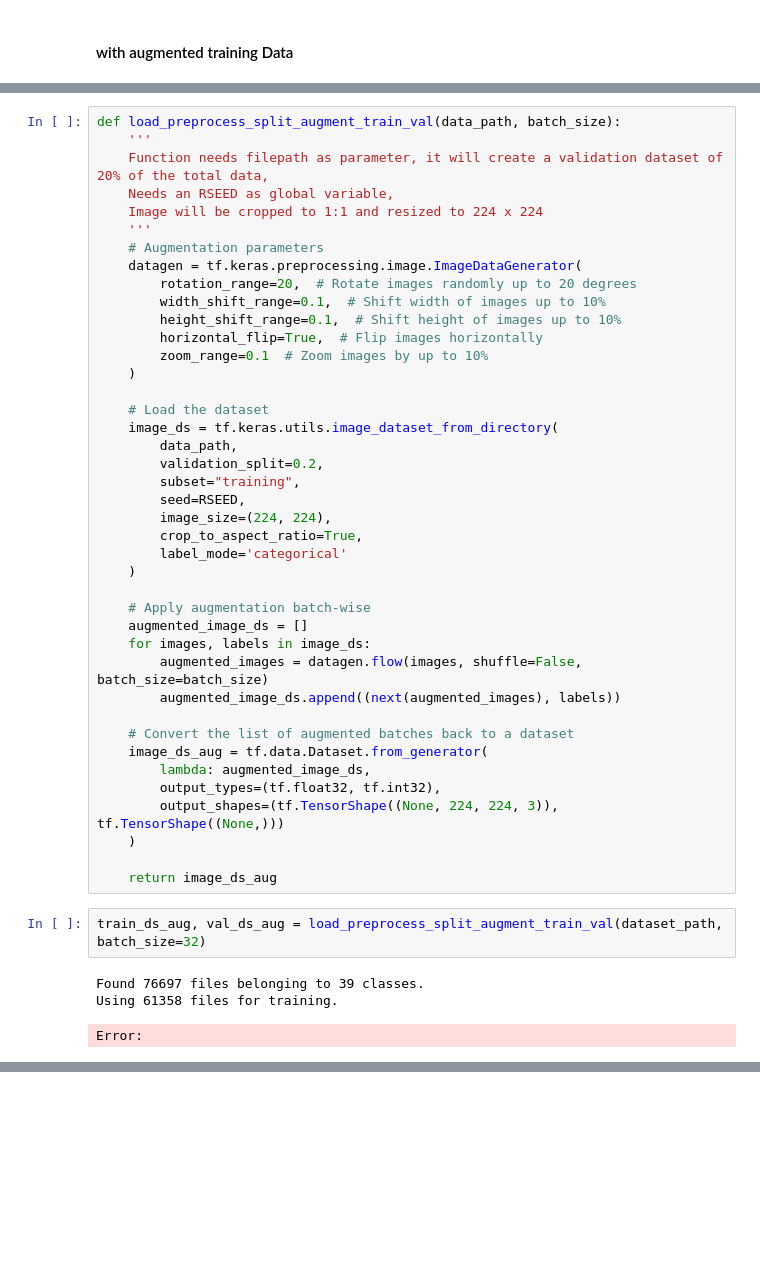
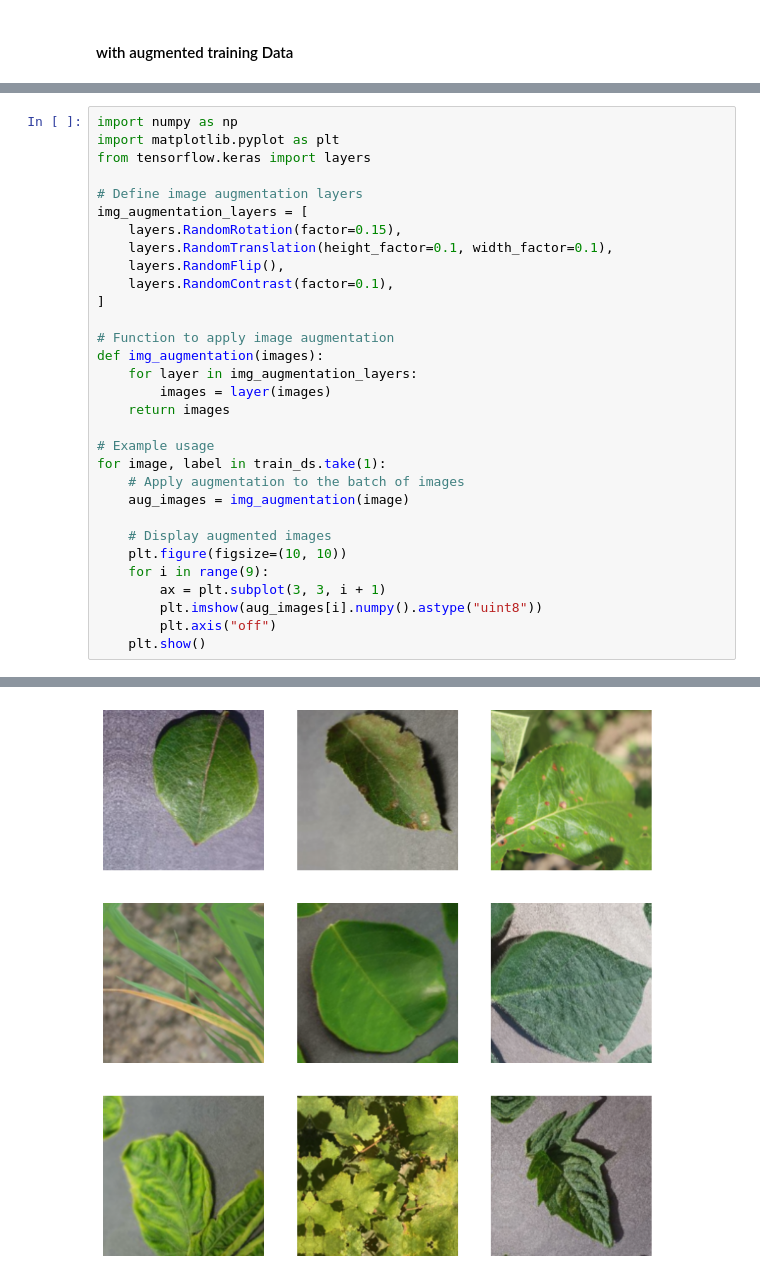
Before and after one commit to forster-j/AgronomiCare, a Jupyter notebook: notebooks/EfficientNetB0.ipynb, the cells around one changed output, grey strips where cells are left out. Cells and saved outputs as stored; diff of their text form; blank space fills up the shorter version.

Commit message:
cont. augmentation, not finished

```diff
--- a/notebooks/EfficientNetB0.ipynb
+++ b/notebooks/EfficientNetB0.ipynb
@@ -416,47 +404,32 @@ def load_preprocess_split_augment_train_val(data_path):
-# %%
-def load_preprocess_split_augment_train_val(data_path, batch_size):
-    '''
-    Function needs filepath as parameter, it will create a validation dataset of 20% of the total data,
-    Needs an RSEED as global variable,
-    Image will be cropped to 1:1 and resized to 224 x 224
-    '''
-    # Augmentation parameters
-    datagen = tf.keras.preprocessing.image.ImageDataGenerator(
-        rotation_range=20,  # Rotate images randomly up to 20 degrees
-        width_shift_range=0.1,  # Shift width of images up to 10%
-        height_shift_range=0.1,  # Shift height of images up to 10%
-        horizontal_flip=True,  # Flip images horizontally
-        zoom_range=0.1  # Zoom images by up to 10%
-    )
-
-    # Load the dataset
-    image_ds = tf.keras.utils.image_dataset_from_directory(
-        data_path,
-        validation_split=0.2,
-        subset="training",
-        seed=RSEED,
-        image_size=(224, 224),
-        crop_to_aspect_ratio=True,
-        label_mode='categorical'
-    )
-
-    # Apply augmentation batch-wise
-    augmented_image_ds = []
-    for images, labels in image_ds:
-        augmented_images = datagen.flow(images, shuffle=False, batch_size=batch_size)
-        augmented_image_ds.append((next(augmented_images), labels))
-
-    # Convert the list of augmented batches back to a dataset
-    image_ds_aug = tf.data.Dataset.from_generator(
-        lambda: augmented_image_ds,
-        output_types=(tf.float32, tf.int32),
-        output_shapes=(tf.TensorShape((None, 224, 224, 3)), tf.TensorShape((None,)))
-    )
-
-    return image_ds_aug
-# %%
-train_ds_aug, val_ds_aug = load_preprocess_split_augment_train_val(dataset_path, batch_size=32)
-# %% [output]
-Found 76697 files belonging to 39 classes.
-Using 61358 files for training.
-Error:
+# %%
+import numpy as np
+import matplotlib.pyplot as plt
+from tensorflow.keras import layers
+
+# Define image augmentation layers
+img_augmentation_layers = [
+    layers.RandomRotation(factor=0.15),
+    layers.RandomTranslation(height_factor=0.1, width_factor=0.1),
+    layers.RandomFlip(),
+    layers.RandomContrast(factor=0.1),
+]
+
+# Function to apply image augmentation
+def img_augmentation(images):
+    for layer in img_augmentation_layers:
+        images = layer(images)
+    return images
+
+# Example usage
+for image, label in train_ds.take(1):
+    # Apply augmentation to the batch of images
+    aug_images = img_augmentation(image)
+
+    # Display augmented images
+    plt.figure(figsize=(10, 10))
+    for i in range(9):
+        ax = plt.subplot(3, 3, i + 1)
+        plt.imshow(aug_images[i].numpy().astype("uint8"))
+        plt.axis("off")
+    plt.show()
+# %% [output]
@@ -462,0 +439 @@ Error:
+[figure, added]
```
Also changed, not shown: parts of 5 cells of this notebook.
